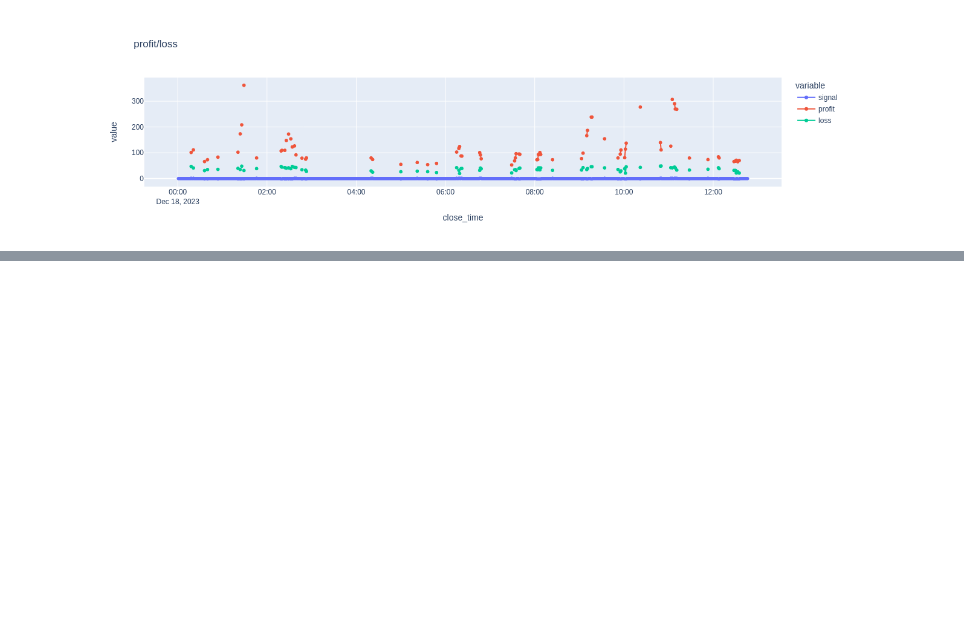
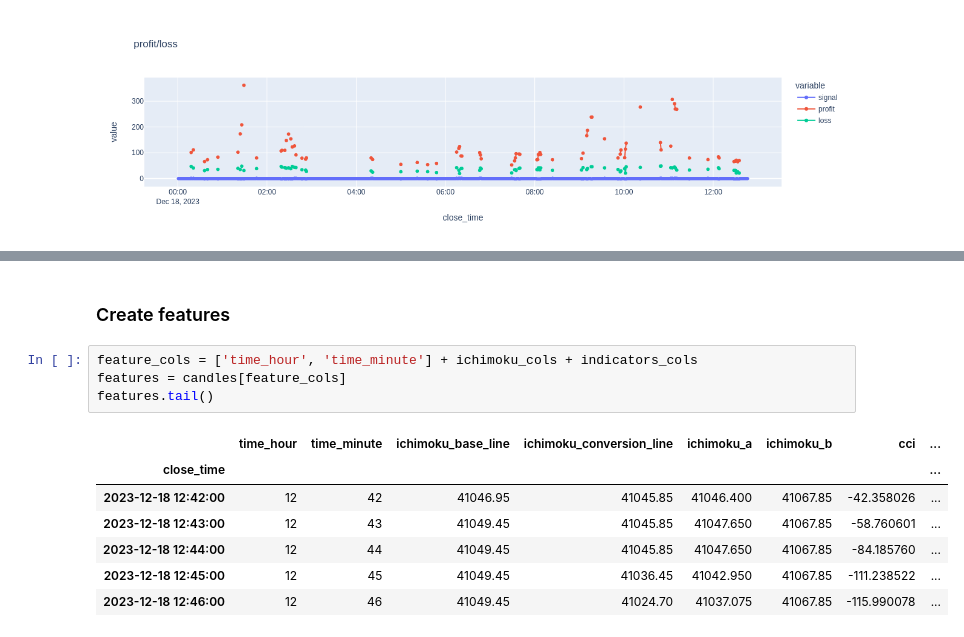
Before and after one commit to DmitryPukhov/pytrade2, a Jupyter notebook: analysis/FeatureEngineering.ipynb, the cells around one changed output, grey strips where cells are left out. Cells and saved outputs as stored; diff of their text form; blank space fills up the shorter version.

```diff
--- a/analysis/FeatureEngineering.ipynb
+++ b/analysis/FeatureEngineering.ipynb
@@ -142,0 +234,14 @@ px.line(signal, title='profit/loss').update_traces(mode='lines+markers').show()
+# %% [markdown]
+### Create features
+# %%
+feature_cols = ['time_hour', 'time_minute'] + ichimoku_cols + indicators_cols
+features = candles[feature_cols]
+features.tail()
+# %% [output]
+|  | time_hour | time_minute | ichimoku_base_line | ichimoku_conversion_line | ichimoku_a | ichimoku_b | cci | ... |
+| close_time |  |  |  |  |  |  |  | ... |
+| 2023-12-18 12:42:00 | 12 | 42 | 41046.95 | 41045.85 | 41046.400 | 41067.85 | -42.358026 | ... |
+| 2023-12-18 12:43:00 | 12 | 43 | 41049.45 | 41045.85 | 41047.650 | 41067.85 | -58.760601 | ... |
+| 2023-12-18 12:44:00 | 12 | 44 | 41049.45 | 41045.85 | 41047.650 | 41067.85 | -84.185760 | ... |
+| 2023-12-18 12:45:00 | 12 | 45 | 41049.45 | 41036.45 | 41042.950 | 41067.85 | -111.238522 | ... |
+| 2023-12-18 12:46:00 | 12 | 46 | 41049.45 | 41024.70 | 41037.075 | 41067.85 | -115.990078 | ... |
```
Also changed, not shown: parts of 7 cells of this notebook.
